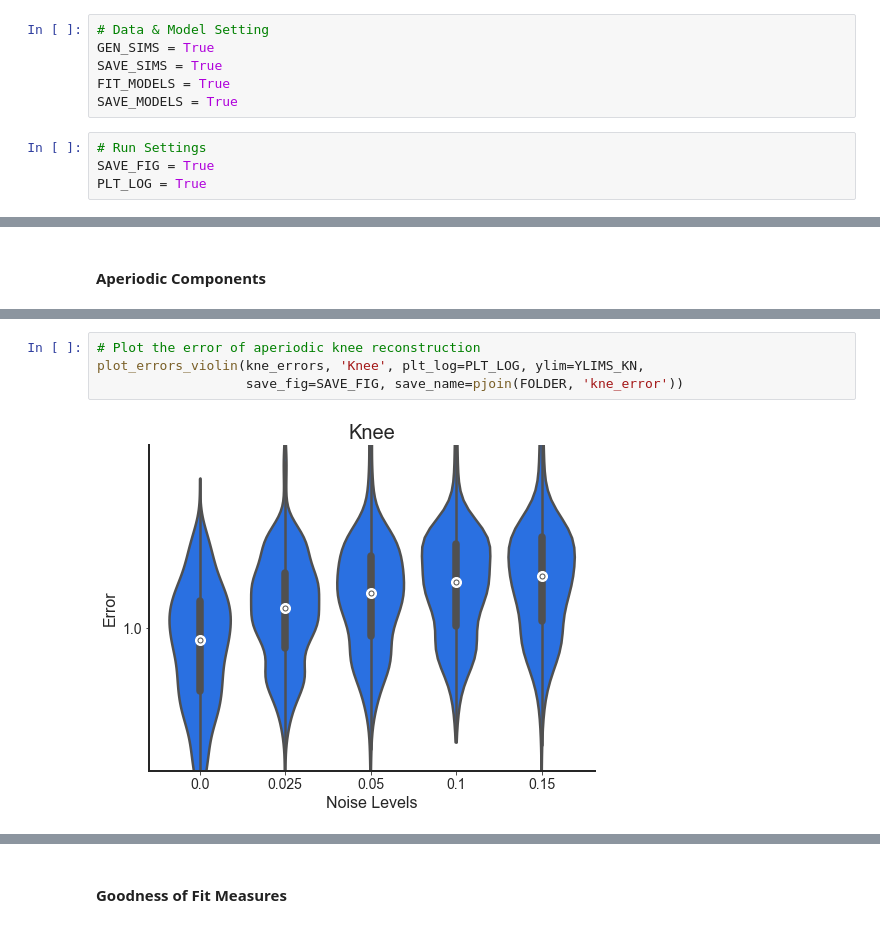
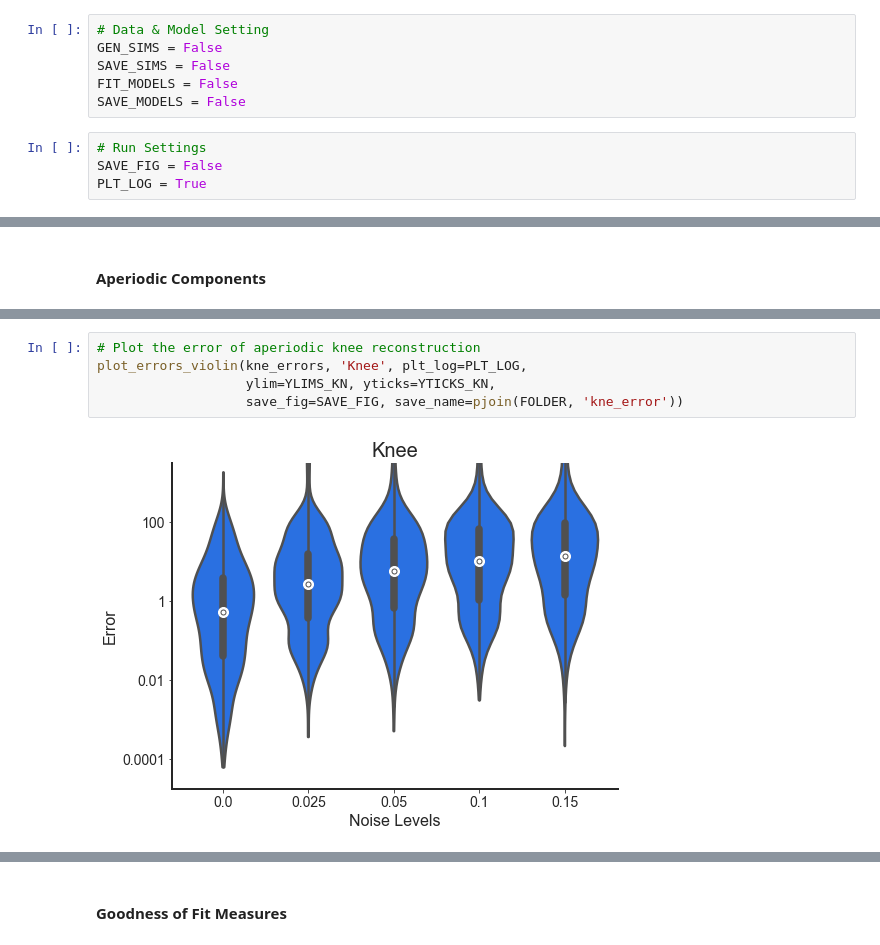
Before and after one commit to TomDonoghue/SIMparam, a Jupyter notebook: notebooks/03-KneeSims.ipynb, the cells around one changed output, grey strips where cells are left out. Saved outputs shown, nothing was run; the diff lists cells and outputs as text.

```diff
--- a/notebooks/03-KneeSims.ipynb
+++ b/notebooks/03-KneeSims.ipynb
@@ -40,13 +40,13 @@ sns.set_style('white')
 FOLDER = '03_knee/'
 # %%
 # Data & Model Setting
-GEN_SIMS = True
-SAVE_SIMS = True
-FIT_MODELS = True
-SAVE_MODELS = True
+GEN_SIMS = False
+SAVE_SIMS = False
+FIT_MODELS = False
+SAVE_MODELS = False
 # %%
 # Run Settings
-SAVE_FIG = True
+SAVE_FIG = False
 PLT_LOG = True
 # %%
 # Check the conditions to simulate across: noise level
@@ -302,8 +302,9 @@ plot_errors_violin(off_errors, 'Offset', plt_log=PLT_LOG, ylim=YLIMS_AP,
 # %%
 # Plot the error of aperiodic knee reconstruction
-plot_errors_violin(kne_errors, 'Knee', plt_log=PLT_LOG, ylim=YLIMS_KN,
+plot_errors_violin(kne_errors, 'Knee', plt_log=PLT_LOG,
+                   ylim=YLIMS_KN, yticks=YTICKS_KN,
                    save_fig=SAVE_FIG, save_name=pjoin(FOLDER, 'kne_error'))
 # %% [output]
-[figure, old version]
+[figure, new version]
 # %%
 # Plot the error of aperiodic exponent reconstruction
```
Also changed, not shown: parts of 12 cells of this notebook, 8 other files.
